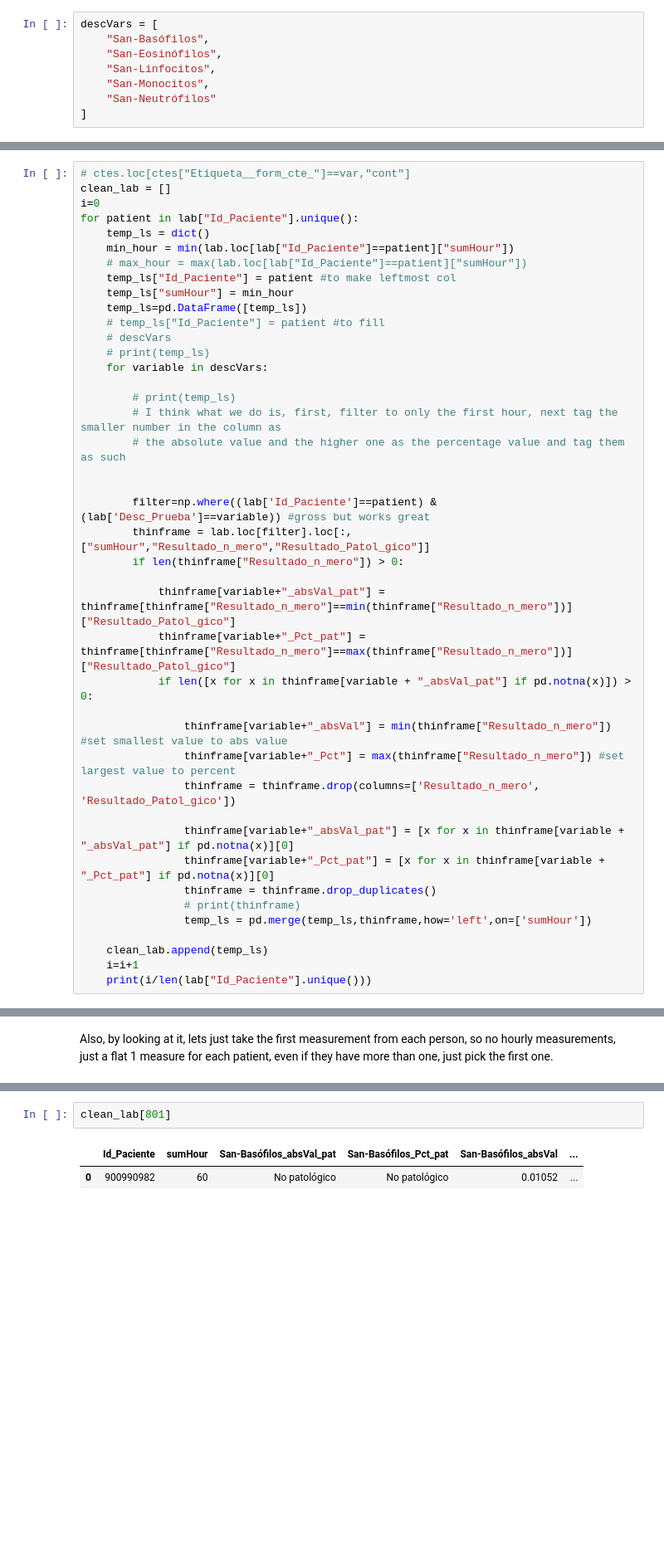
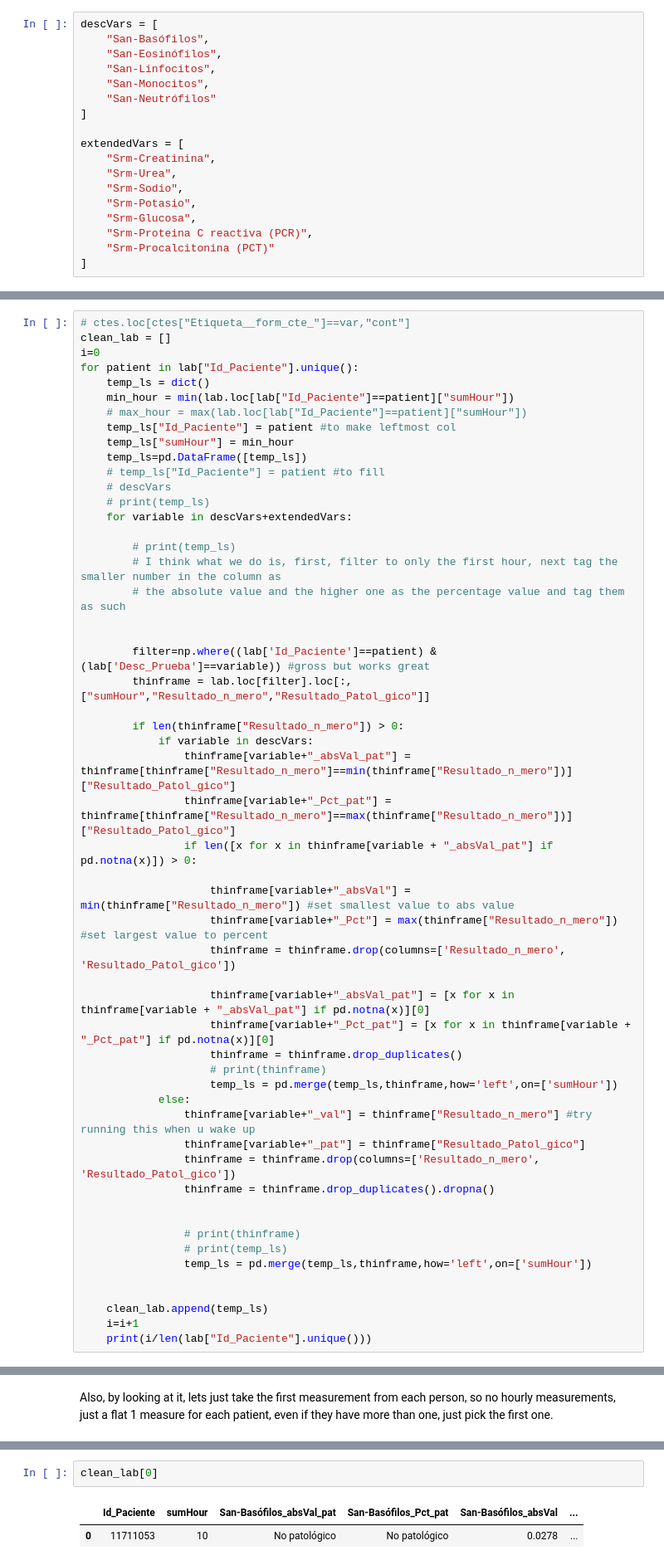
Before and after one commit to sergio-qp/TFM-covid, a Jupyter notebook: tfm_loading_lab.ipynb, the cells around one changed output, grey strips where cells are left out. Shown at 83% size. Drawn from its saved outputs; the diff is of its cells as text; blank space fills up the shorter version.

```diff
--- a/tfm_loading_lab.ipynb
+++ b/tfm_loading_lab.ipynb
@@ -83,6 +99,16 @@ descVars = [
     "San-Monocitos",
     "San-Neutrófilos"
 ]
+
+extendedVars = [
+    "Srm-Creatinina",
+    "Srm-Urea",
+    "Srm-Sodio",
+    "Srm-Potasio",
+    "Srm-Glucosa",
+    "Srm-Proteina C reactiva (PCR)",
+    "Srm-Procalcitonina (PCT)"
+]
 # %%
 lab.Desc_Prueba.value_counts()
 # %% [output]
@@ -117,7 +143,7 @@ for patient in lab["Id_Paciente"].unique():
     # temp_ls["Id_Paciente"] = patient #to fill
     # descVars
     # print(temp_ls)
-    for variable in descVars:
+    for variable in descVars+extendedVars:
 
         # print(temp_ls)
         # I think what we do is, first, filter to only the first hour, next tag the smaller number in the column as
@@ -126,21 +152,33 @@ for patient in lab["Id_Paciente"].unique():
 
         filter=np.where((lab['Id_Paciente']==patient) & (lab['Desc_Prueba']==variable)) #gross but works great
         thinframe = lab.loc[filter].loc[:,["sumHour","Resultado_n_mero","Resultado_Patol_gico"]]
+
         if len(thinframe["Resultado_n_mero"]) > 0:
+            if variable in descVars:
+                thinframe[variable+"_absVal_pat"] = thinframe[thinframe["Resultado_n_mero"]==min(thinframe["Resultado_n_mero"])]["Resultado_Patol_gico"]
+                thinframe[variable+"_Pct_pat"] = thinframe[thinframe["Resultado_n_mero"]==max(thinframe["Resultado_n_mero"])]["Resultado_Patol_gico"]
+                if len([x for x in thinframe[variable + "_absVal_pat"] if pd.notna(x)]) > 0:
 
-            thinframe[variable+"_absVal_pat"] = thinframe[thinframe["Resultado_n_mero"]==min(thinframe["Resultado_n_mero"])]["Resultado_Patol_gico"]
-            thinframe[variable+"_Pct_pat"] = thinframe[thinframe["Resultado_n_mero"]==max(thinframe["Resultado_n_mero"])]["Resultado_Patol_gico"]
-            if len([x for x in thinframe[variable + "_absVal_pat"] if pd.notna(x)]) > 0:
+                    thinframe[variable+"_absVal"] = min(thinframe["Resultado_n_mero"]) #set smallest value to abs value
+                    thinframe[variable+"_Pct"] = max(thinframe["Resultado_n_mero"]) #set largest value to percent
+                    thinframe = thinframe.drop(columns=['Resultado_n_mero', 'Resultado_Patol_gico'])
 
-                thinframe[variable+"_absVal"] = min(thinframe["Resultado_n_mero"]) #set smallest value to abs value
-                thinframe[variable+"_Pct"] = max(thinframe["Resultado_n_mero"]) #set largest value to percent
+                    thinframe[variable+"_absVal_pat"] = [x for x in thinframe[variable + "_absVal_pat"] if pd.notna(x)][0]
+                    thinframe[variable+"_Pct_pat"] = [x for x in thinframe[variable + "_Pct_pat"] if pd.notna(x)][0]
+                    thinframe = thinframe.drop_duplicates()
+                    # print(thinframe)
+                    temp_ls = pd.merge(temp_ls,thinframe,how='left',on=['sumHour'])
+            else:
+                thinframe[variable+"_val"] = thinframe["Resultado_n_mero"] #try running this when u wake up
+                thinframe[variable+"_pat"] = thinframe["Resultado_Patol_gico"]
                 thinframe = thinframe.drop(columns=['Resultado_n_mero', 'Resultado_Patol_gico'])
+                thinframe = thinframe.drop_duplicates().dropna()
 
-                thinframe[variable+"_absVal_pat"] = [x for x in thinframe[variable + "_absVal_pat"] if pd.notna(x)][0]
-                thinframe[variable+"_Pct_pat"] = [x for x in thinframe[variable + "_Pct_pat"] if pd.notna(x)][0]
-                thinframe = thinframe.drop_duplicates()
+
                 # print(thinframe)
+                # print(temp_ls)
                 temp_ls = pd.merge(temp_ls,thinframe,how='left',on=['sumHour'])
+
 
     clean_lab.append(temp_ls)
     i=i+1
@@ -170,5 +212,5 @@ Also, by looking at it, lets just take the first measurement from each person, s
 # %%
-clean_lab[801]
+clean_lab[0]
 # %% [output]
 |  | Id_Paciente | sumHour | San-Basófilos_absVal_pat | San-Basófilos_Pct_pat | San-Basófilos_absVal | ... |
-| 0 | 900990982 | 60 | No patológico | No patológico | 0.01052 | ... |
+| 0 | 11711053 | 10 | No patológico | No patológico | 0.0278 | ... |
```
Also changed, not shown: parts of 10 cells of this notebook, 1 other file.
